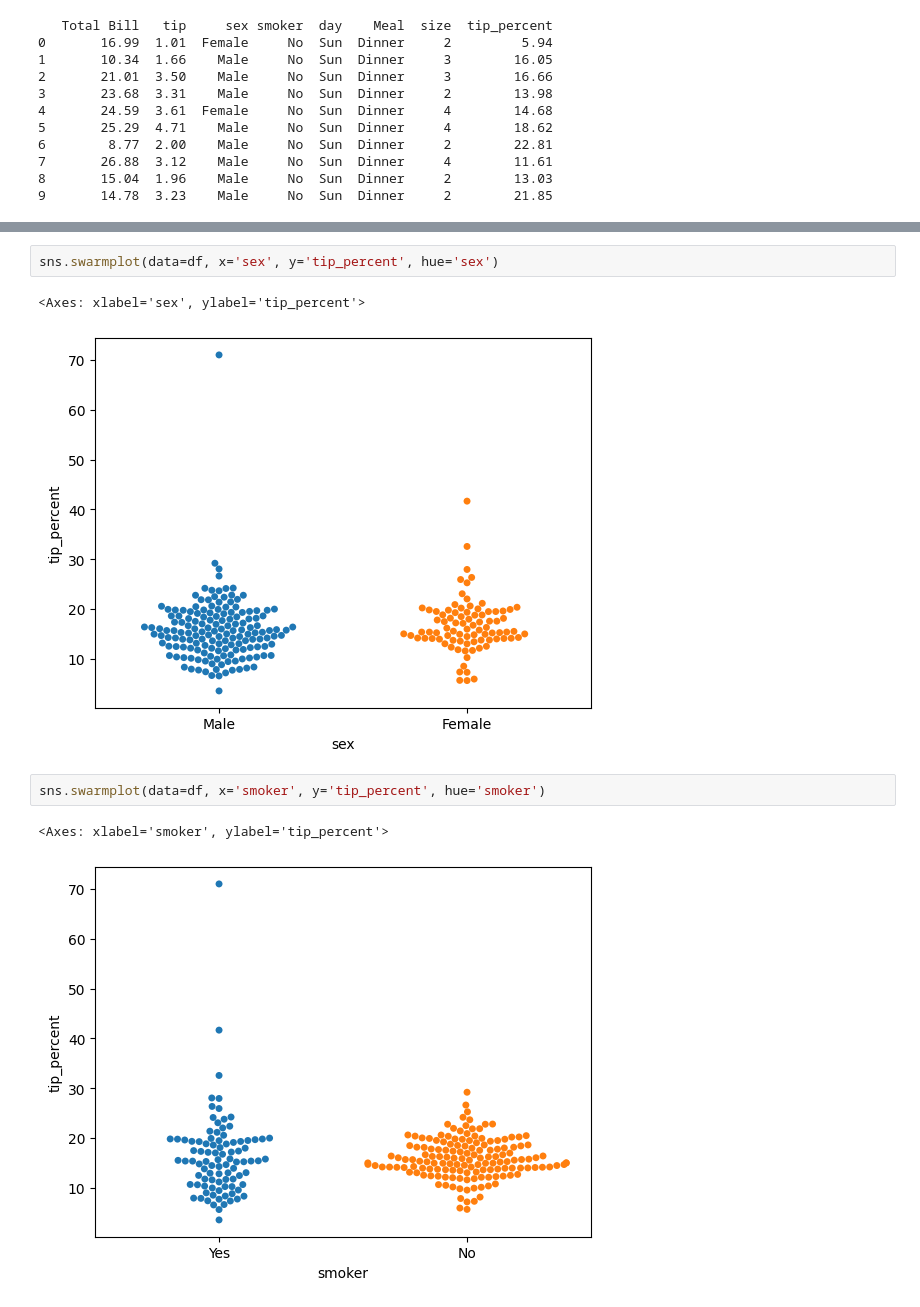
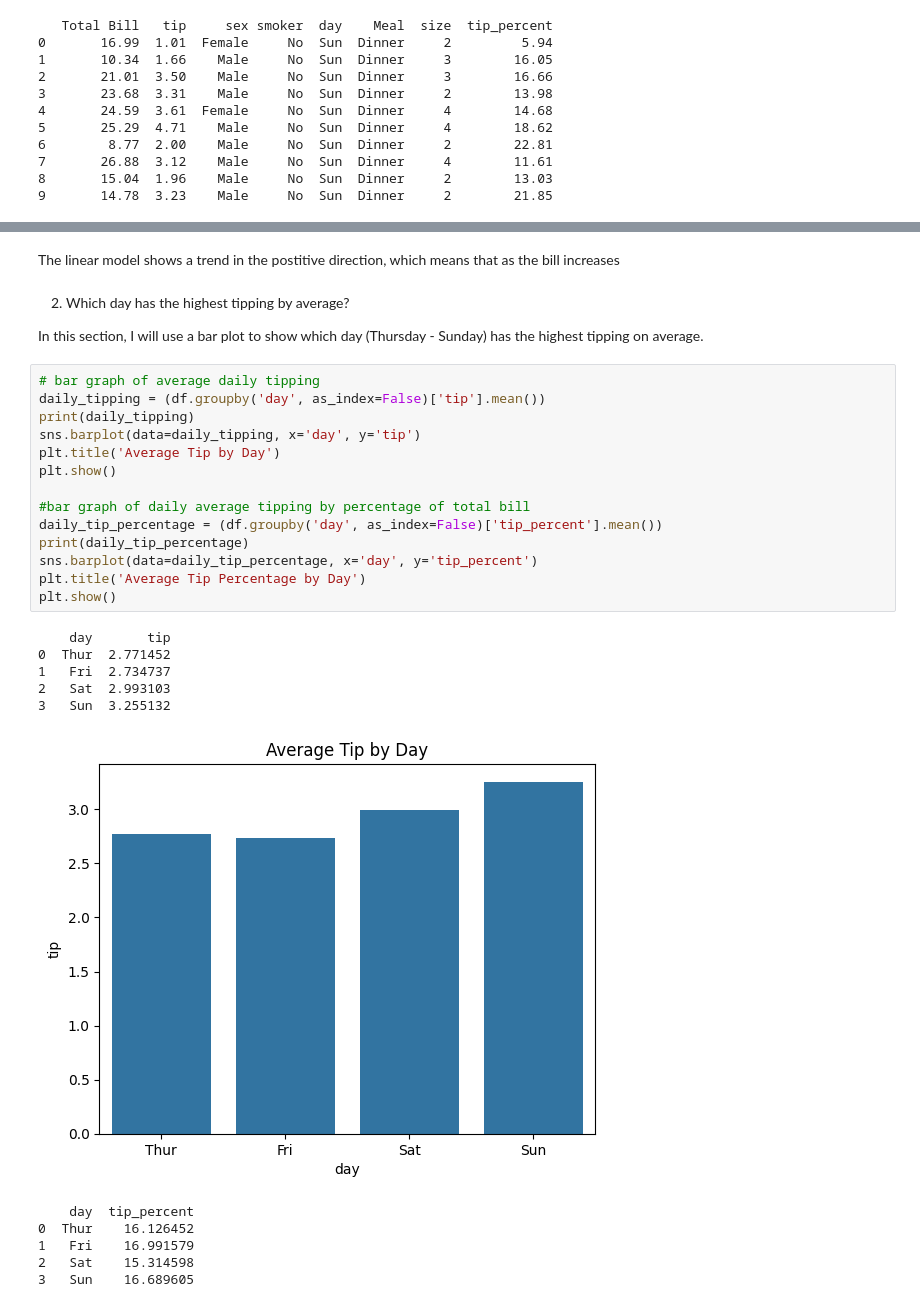
Before and after one commit to Bshell13/datafun-06-eda, a Jupyter notebook: shellenberger_eda.ipynb, the cells around one changed output, grey strips where cells are left out. Saved outputs shown, nothing was run; the diff lists cells and outputs as text.

```diff
--- a/shellenberger_eda.ipynb
+++ b/shellenberger_eda.ipynb
@@ -140,10 +134,32 @@ In this section, I will show who the most likely person to tip the highest amoun
-# %%
-sns.swarmplot(data=df, x='sex', y='tip_percent', hue='sex')
-# %% [output]
-<Axes: xlabel='sex', ylabel='tip_percent'>
-[figure, removed]
-# %%
-sns.swarmplot(data=df, x='smoker', y='tip_percent', hue='smoker')
-# %% [output]
-<Axes: xlabel='smoker', ylabel='tip_percent'>
-[figure, removed]
+# %% [markdown]
+The linear model shows a trend in the postitive direction, which means that as the bill increases
+# %% [markdown]
+2. Which day has the highest tipping by average?
+
+In this section, I will use a bar plot to show which day (Thursday - Sunday) has the highest tipping on average.
+# %%
+# bar graph of average daily tipping
+daily_tipping = (df.groupby('day', as_index=False)['tip'].mean())
+print(daily_tipping)
+sns.barplot(data=daily_tipping, x='day', y='tip')
+plt.title('Average Tip by Day')
+plt.show()
+
+#bar graph of daily average tipping by percentage of total bill
+daily_tip_percentage = (df.groupby('day', as_index=False)['tip_percent'].mean())
+print(daily_tip_percentage)
+sns.barplot(data=daily_tip_percentage, x='day', y='tip_percent')
+plt.title('Average Tip Percentage by Day')
+plt.show()
+# %% [output]
+    day       tip
+0  Thur  2.771452
+1   Fri  2.734737
+2   Sat  2.993103
+3   Sun  3.255132
+[figure, added]
+    day  tip_percent
+0  Thur    16.126452
+1   Fri    16.991579
+2   Sat    15.314598
+3   Sun    16.689605
```
Also changed, not shown: parts of 7 cells of this notebook.
